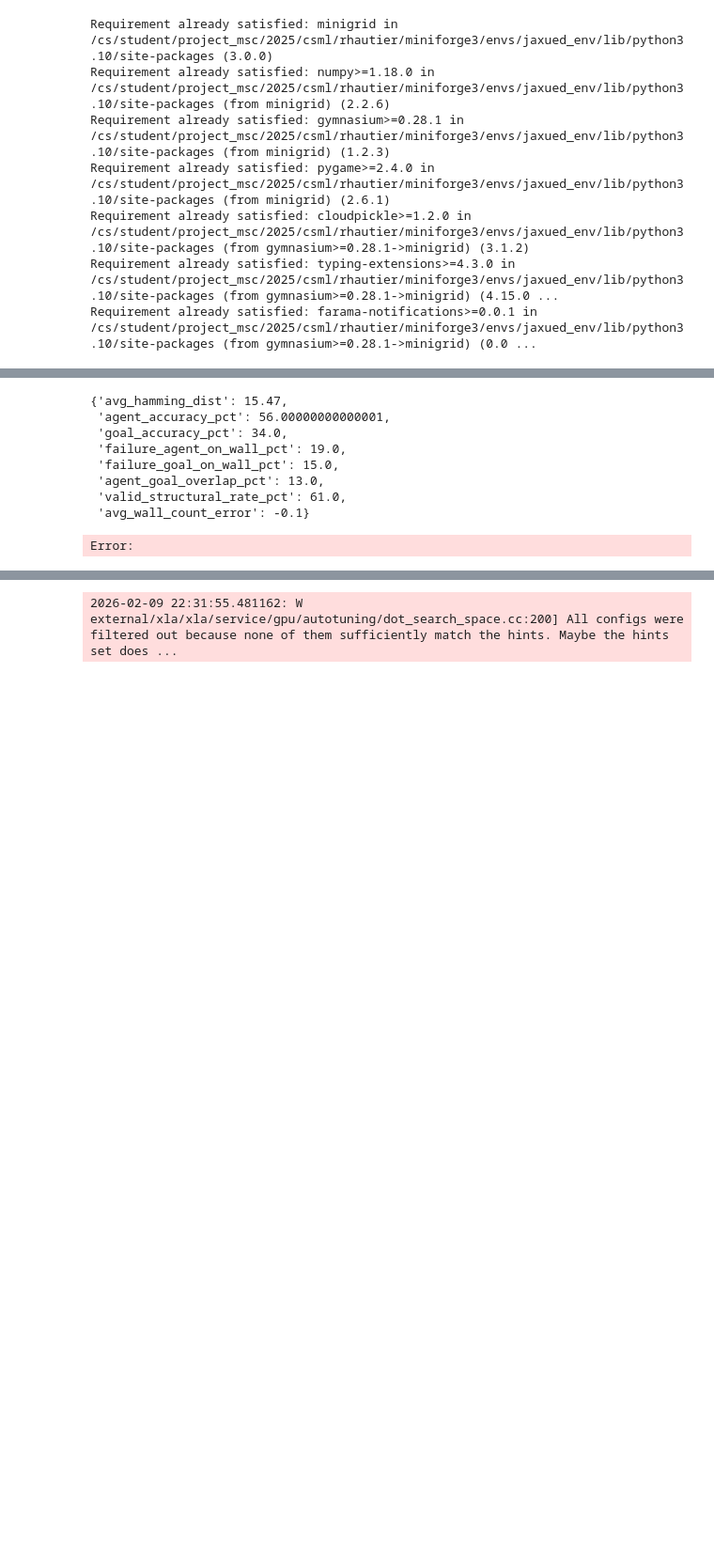
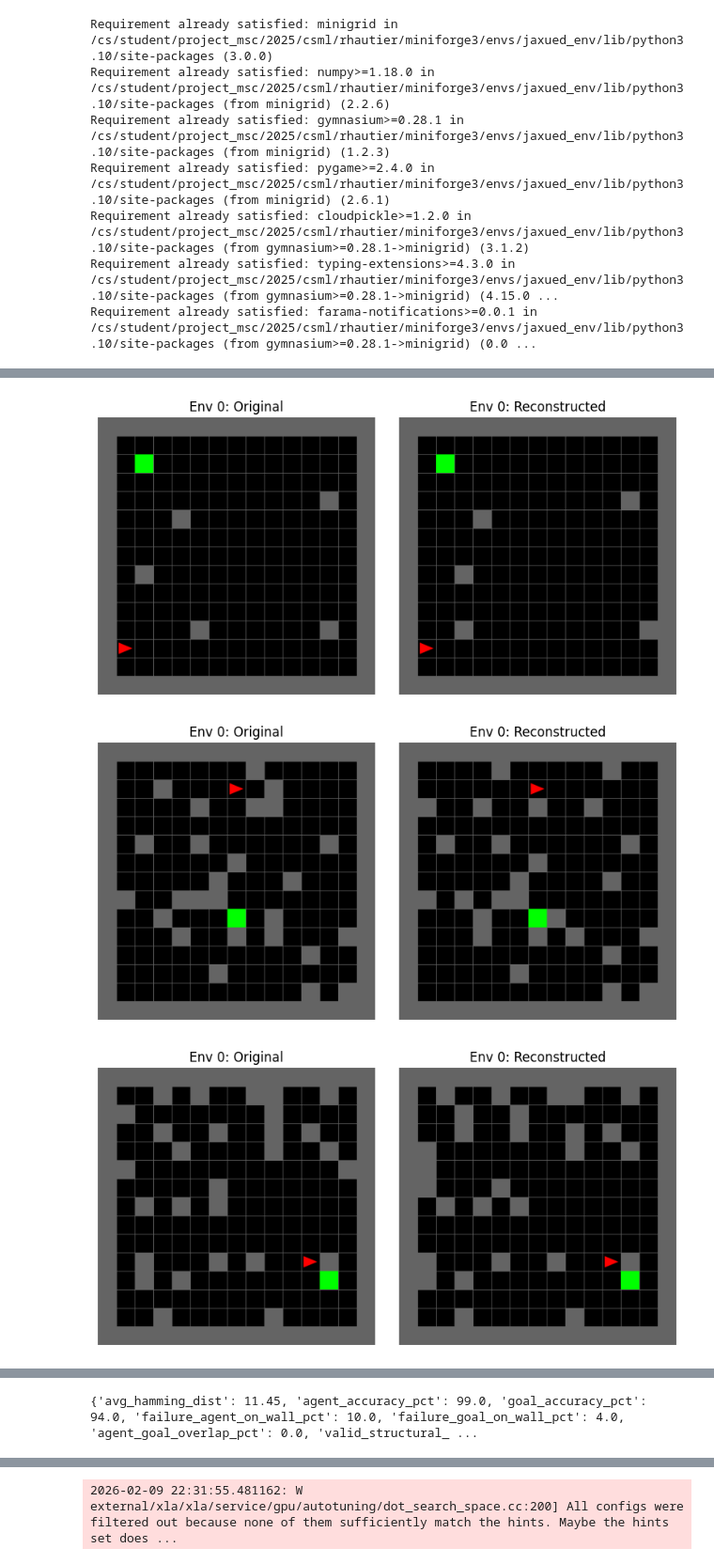
Before and after one commit to khyledhanani/superintelligence, a Jupyter notebook: vae/test_vae.ipynb, the cells around one changed output, grey strips where cells are left out. Shown at 94% size. Saved outputs shown, nothing was run; the diff lists cells and outputs as text; code cells hidden in the pictures; blank space fills up the shorter version.

Commit message:
dev: added a checkpoint of the new VAE trained with 200k base random environments

```diff
--- a/vae/test_vae.ipynb
+++ b/vae/test_vae.ipynb
@@ -173,42 +199,0 @@ len(input_data)
-# %%
-# Reconstructing the VAE
-model = CluttrVAE()
-
-
-model_checkpoints = []
-
-for train_step in [330000]:
-        # Loading a checkpoint version of the model
-        with open(os.path.join(CONFIG['working_path'],
-                CONFIG['vae_folder'],
-                CONFIG["checkpoint_dir"],
-                 f'checkpoint_{train_step}.pkl'), 'rb') as f:
-                model_params = pickle.load(f)
-
-        model_checkpoints.append(model_params)
-
-model_params = model_checkpoints[-1]
-
-means = []
-
-initial_sequences = []
-reconstructed_sequences = []
-
-for i in range(100):
-
-        input = input_data[i][jnp.newaxis, :]
-        rng = jax.random.key(42)
-        logits, mean, logvar = model.apply({'params': model_params['params']}, input, rng,
-                                           train = False,
-                                           rngs={'dropout': jax.random.key(0)})
-        means.append(mean)
-        env_reconstruction = jnp.argmax(logits, axis = -1)
-
-        if i <= 10:
-                render_comparison_batches(input, env_reconstruction)
-
-        initial_sequences.append(input)
-        reconstructed_sequences.append(env_reconstruction)
-        if i % 100 == 0:
-                print(i)
-summary = evaluate_batch_cluttr_performance(initial_sequences, reconstructed_sequences)
@@ -228,12 +199,0 @@ summary = evaluate_batch_cluttr_performance(initial_sequences, reconstructed_seq
-# %%
-summary
-# %% [output]
-{'avg_hamming_dist': 15.47,
- 'agent_accuracy_pct': 56.00000000000001,
- 'goal_accuracy_pct': 34.0,
- 'failure_agent_on_wall_pct': 19.0,
- 'failure_goal_on_wall_pct': 15.0,
- 'agent_goal_overlap_pct': 13.0,
- 'valid_structural_rate_pct': 61.0,
- 'avg_wall_count_error': -0.1}
-Error:
@@ -239,0 +243,7 @@ Error:
+# %%
+summary = get_vae_performance(data = training_data, checkpoint_step=420000, n_envs = 100, n_reconstructions=10)
+print(summary)
+# %% [output]
+[figure, added]
+[figure, added]
+[figure, added]
@@ -239,0 +258 @@ Error:
+{'avg_hamming_dist': 11.45, 'agent_accuracy_pct': 99.0, 'goal_accuracy_pct': 94.0, 'failure_agent_on_wall_pct': 10.0, 'failure_goal_on_wall_pct': 4.0, 'agent_goal_overlap_pct': 0.0, 'valid_structural_ ...
```
Also changed, not shown: parts of 7 cells of this notebook, 4 other files.
